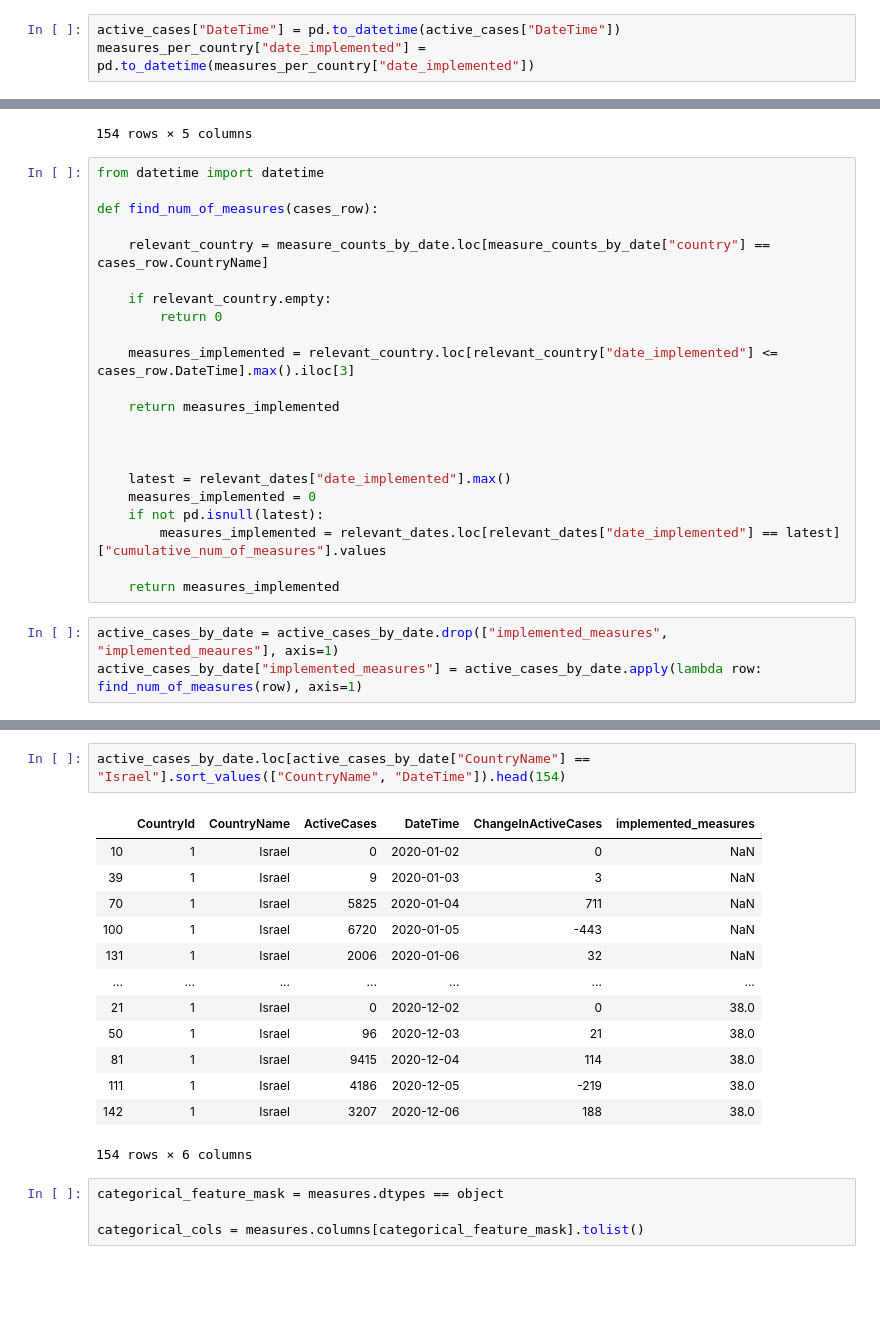
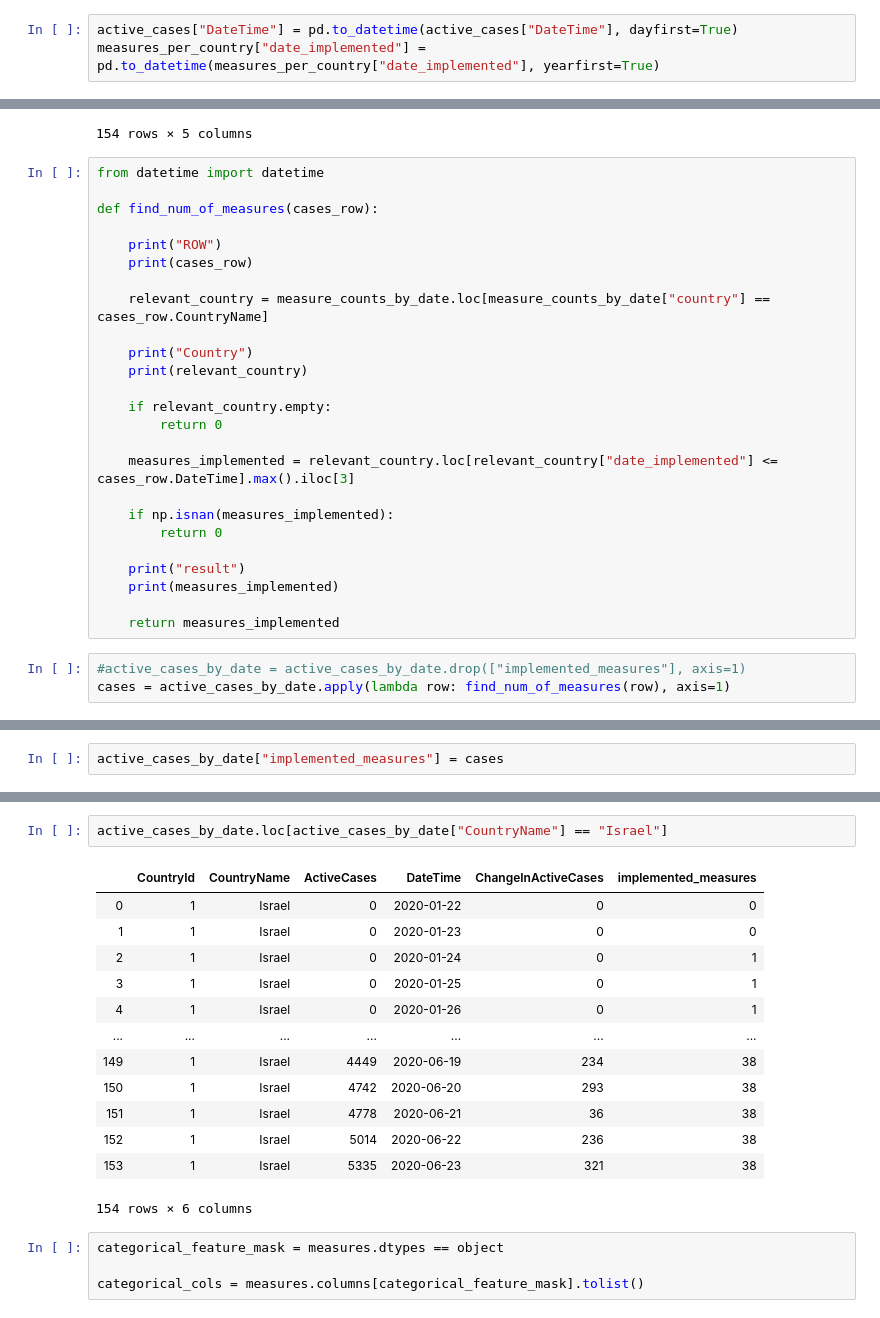
Before and after one commit to TheTeamFormallyKnownAsRunTimeTerror/CovidPredictiveModel, a Jupyter notebook: Measures.ipynb, the cells around one changed output, grey strips where cells are left out. Cells and saved outputs as stored; diff of their text form; blank space fills up the shorter version.

```diff
--- a/Measures.ipynb
+++ b/Measures.ipynb
@@ -23,3 +27,3 @@ active_cases.loc[active_cases["CountryName"] == "Israel"]
 # %%
-active_cases["DateTime"] = pd.to_datetime(active_cases["DateTime"])
-measures_per_country["date_implemented"] = pd.to_datetime(measures_per_country["date_implemented"])
+active_cases["DateTime"] = pd.to_datetime(active_cases["DateTime"], dayfirst=True)
+measures_per_country["date_implemented"] = pd.to_datetime(measures_per_country["date_implemented"], yearfirst=True)
@@ -120,24 +144,27 @@ from datetime import datetime
 
 def find_num_of_measures(cases_row):
 
+    print("ROW")
+    print(cases_row)
+
     relevant_country = measure_counts_by_date.loc[measure_counts_by_date["country"] == cases_row.CountryName]
+
+    print("Country")
+    print(relevant_country)
 
     if relevant_country.empty:
         return 0
 
     measures_implemented = relevant_country.loc[relevant_country["date_implemented"] <= cases_row.DateTime].max().iloc[3]
 
-    return measures_implemented
+    if np.isnan(measures_implemented):
+        return 0
 
-
-
-    latest = relevant_dates["date_implemented"].max()
-    measures_implemented = 0
-    if not pd.isnull(latest):
-        measures_implemented = relevant_dates.loc[relevant_dates["date_implemented"] == latest]["cumulative_num_of_measures"].values
+    print("result")
+    print(measures_implemented)
 
     return measures_implemented
 # %%
-active_cases_by_date = active_cases_by_date.drop(["implemented_measures", "implemented_meaures"], axis=1)
-active_cases_by_date["implemented_measures"] = active_cases_by_date.apply(lambda row: find_num_of_measures(row), axis=1)
+#active_cases_by_date = active_cases_by_date.drop(["implemented_measures"], axis=1)
+cases = active_cases_by_date.apply(lambda row: find_num_of_measures(row), axis=1)
 # %% [output]
@@ -144,0 +208,2 @@ KeyError: "['implemented_meaures'] not found in axis"
+# %%
+active_cases_by_date["implemented_measures"] = cases
@@ -145,18 +216,18 @@ KeyError: "['implemented_meaures'] not found in axis"
 # %%
-active_cases_by_date.loc[active_cases_by_date["CountryName"] == "Israel"].sort_values(["CountryName", "DateTime"]).head(154)
+active_cases_by_date.loc[active_cases_by_date["CountryName"] == "Israel"]
 # %% [output]
 |  | CountryId | CountryName | ActiveCases | DateTime | ChangeInActiveCases | implemented_measures |
-| 10 | 1 | Israel | 0 | 2020-01-02 | 0 | NaN |
-| 39 | 1 | Israel | 9 | 2020-01-03 | 3 | NaN |
-| 70 | 1 | Israel | 5825 | 2020-01-04 | 711 | NaN |
-| 100 | 1 | Israel | 6720 | 2020-01-05 | -443 | NaN |
-| 131 | 1 | Israel | 2006 | 2020-01-06 | 32 | NaN |
+| 0 | 1 | Israel | 0 | 2020-01-22 | 0 | 0 |
+| 1 | 1 | Israel | 0 | 2020-01-23 | 0 | 0 |
+| 2 | 1 | Israel | 0 | 2020-01-24 | 0 | 1 |
+| 3 | 1 | Israel | 0 | 2020-01-25 | 0 | 1 |
+| 4 | 1 | Israel | 0 | 2020-01-26 | 0 | 1 |
 | ... | ... | ... | ... | ... | ... | ... |
-| 21 | 1 | Israel | 0 | 2020-12-02 | 0 | 38.0 |
-| 50 | 1 | Israel | 96 | 2020-12-03 | 21 | 38.0 |
-| 81 | 1 | Israel | 9415 | 2020-12-04 | 114 | 38.0 |
-| 111 | 1 | Israel | 4186 | 2020-12-05 | -219 | 38.0 |
-| 142 | 1 | Israel | 3207 | 2020-12-06 | 188 | 38.0 |
+| 149 | 1 | Israel | 4449 | 2020-06-19 | 234 | 38 |
+| 150 | 1 | Israel | 4742 | 2020-06-20 | 293 | 38 |
+| 151 | 1 | Israel | 4778 | 2020-06-21 | 36 | 38 |
+| 152 | 1 | Israel | 5014 | 2020-06-22 | 236 | 38 |
+| 153 | 1 | Israel | 5335 | 2020-06-23 | 321 | 38 |
 154 rows × 6 columns
 # %%
 categorical_feature_mask = measures.dtypes == object
```
Also changed, not shown: parts of 5 cells of this notebook.
